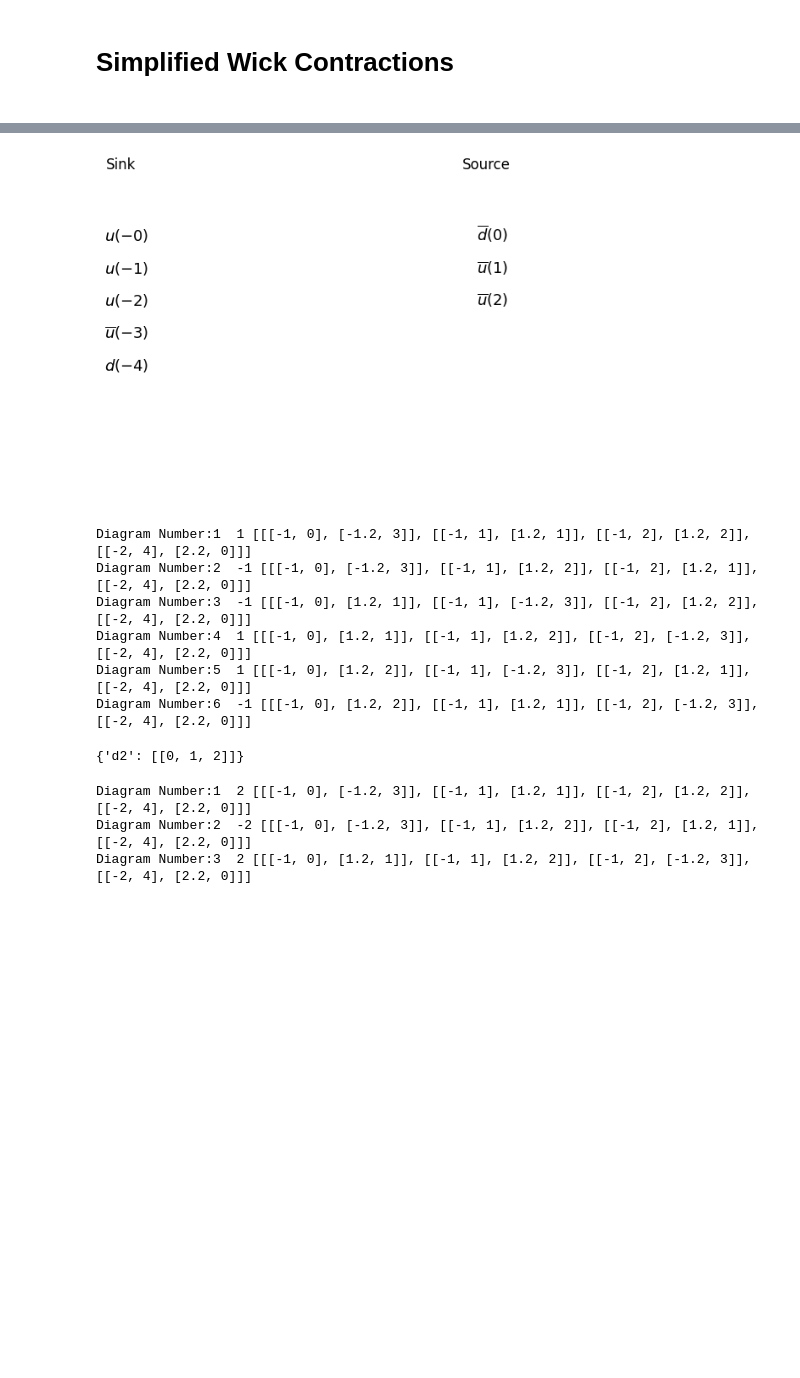
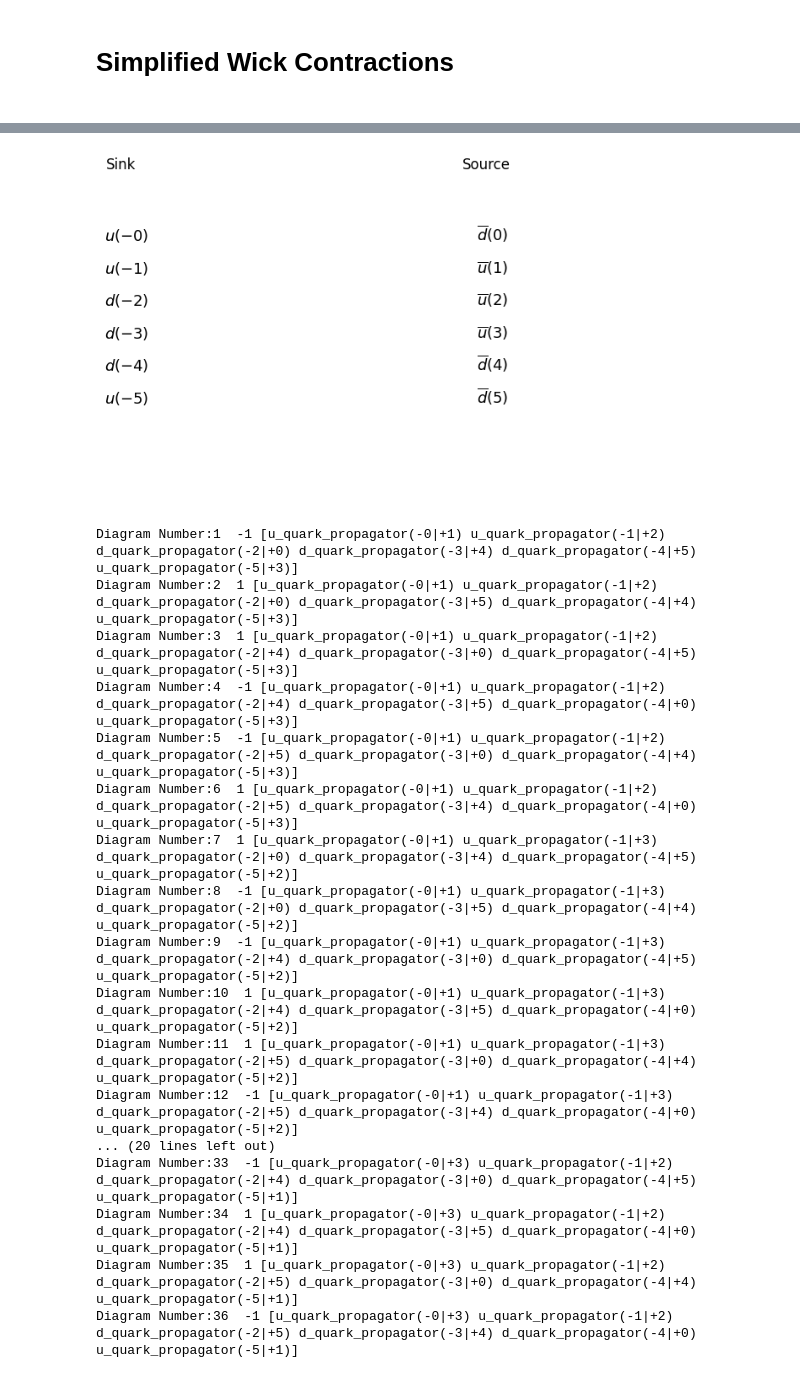
Before and after one commit to Herzallah15/Simplified-Wick-Contractions, a Jupyter notebook: Wick-Contractions.ipynb, the cells around one changed output, grey strips where cells are left out. Cells and saved outputs as stored; diff of their text form; code cells hidden in the pictures; blank space fills up the shorter version.

```diff
--- a/Wick-Contractions.ipynb
+++ b/Wick-Contractions.ipynb
@@ -687,39 +692,27 @@ def pair_simplifying(particle_type, simplification_pair, relative_sign, result_t
-# %%
-senken0 = [Deltapp, Pim]
-quelle0 = [NucleonpB]
-resultx = Correlator_J_S(senken0, quelle0)
-for i, x in enumerate(resultx):
-    print(f"Diagram Number:{i + 1} ", x[0], x[1])
-# %% [output]
-[figure, removed]
-Diagram Number:1  1 [[[-1, 0], [-1.2, 3]], [[-1, 1], [1.2, 1]], [[-1, 2], [1.2, 2]], [[-2, 4], [2.2, 0]]]
-Diagram Number:2  -1 [[[-1, 0], [-1.2, 3]], [[-1, 1], [1.2, 2]], [[-1, 2], [1.2, 1]], [[-2, 4], [2.2, 0]]]
-Diagram Number:3  -1 [[[-1, 0], [1.2, 1]], [[-1, 1], [-1.2, 3]], [[-1, 2], [1.2, 2]], [[-2, 4], [2.2, 0]]]
-Diagram Number:4  1 [[[-1, 0], [1.2, 1]], [[-1, 1], [1.2, 2]], [[-1, 2], [-1.2, 3]], [[-2, 4], [2.2, 0]]]
-Diagram Number:5  1 [[[-1, 0], [1.2, 2]], [[-1, 1], [-1.2, 3]], [[-1, 2], [1.2, 1]], [[-2, 4], [2.2, 0]]]
-Diagram Number:6  -1 [[[-1, 0], [1.2, 2]], [[-1, 1], [1.2, 1]], [[-1, 2], [-1.2, 3]], [[-2, 4], [2.2, 0]]]
-# %%
-senken0 = [Deltapp, Pim]
-quelle0 = [NucleonpB]
-
-l_l_1 = len(senken0)
-l_l_2 = len(quelle0)
-particles_at_the_sink = [[senken0[io1][0], io1] for io1 in range(l_l_1)]
-particles_at_the_source = [[quelle0[io1][0], io1] for io1 in range(l_l_2)]
-senken = [senken0[io1][1] for io1 in range(l_l_1)]
-quelle = [quelle0[io1][1] for io1 in range(l_l_2)]
-simplifying0(particles_at_the_sink)
-# %% [output]
-{'d2': [[0, 1, 2]]}
-# %%
-particle_type = 'd2'
-simplification_pair = [0, 1]
-relative_sign = -1
-result_to_simplify = resultx
-new_result = pair_simplifying(particle_type, simplification_pair, relative_sign, result_to_simplify)
-for i, x in enumerate(new_result):
-    print(f"Diagram Number:{i + 1} ", x[0], x[1])
-# %% [output]
-Diagram Number:1  2 [[[-1, 0], [-1.2, 3]], [[-1, 1], [1.2, 1]], [[-1, 2], [1.2, 2]], [[-2, 4], [2.2, 0]]]
-Diagram Number:2  -2 [[[-1, 0], [-1.2, 3]], [[-1, 1], [1.2, 2]], [[-1, 2], [1.2, 1]], [[-2, 4], [2.2, 0]]]
-Diagram Number:3  2 [[[-1, 0], [1.2, 1]], [[-1, 1], [1.2, 2]], [[-1, 2], [-1.2, 3]], [[-2, 4], [2.2, 0]]]
+# %%
+senken0 = [nucleonp, nucleon0]
+quelle0 = [nucleonpB, nucleon0B]
+resultx = Correlator_J(senken0, quelle0)
+#for x in resultx:
+#    print(x)
+for i, x in enumerate(resultx):
+    print(f"Diagram Number:{i + 1} ", x[0], x[1])
+# %% [output]
+[figure, added]
+Diagram Number:1  -1 [u_quark_propagator(-0|+1) u_quark_propagator(-1|+2) d_quark_propagator(-2|+0) d_quark_propagator(-3|+4) d_quark_propagator(-4|+5) u_quark_propagator(-5|+3)]
+Diagram Number:2  1 [u_quark_propagator(-0|+1) u_quark_propagator(-1|+2) d_quark_propagator(-2|+0) d_quark_propagator(-3|+5) d_quark_propagator(-4|+4) u_quark_propagator(-5|+3)]
+Diagram Number:3  1 [u_quark_propagator(-0|+1) u_quark_propagator(-1|+2) d_quark_propagator(-2|+4) d_quark_propagator(-3|+0) d_quark_propagator(-4|+5) u_quark_propagator(-5|+3)]
+Diagram Number:4  -1 [u_quark_propagator(-0|+1) u_quark_propagator(-1|+2) d_quark_propagator(-2|+4) d_quark_propagator(-3|+5) d_quark_propagator(-4|+0) u_quark_propagator(-5|+3)]
+Diagram Number:5  -1 [u_quark_propagator(-0|+1) u_quark_propagator(-1|+2) d_quark_propagator(-2|+5) d_quark_propagator(-3|+0) d_quark_propagator(-4|+4) u_quark_propagator(-5|+3)]
+Diagram Number:6  1 [u_quark_propagator(-0|+1) u_quark_propagator(-1|+2) d_quark_propagator(-2|+5) d_quark_propagator(-3|+4) d_quark_propagator(-4|+0) u_quark_propagator(-5|+3)]
+Diagram Number:7  1 [u_quark_propagator(-0|+1) u_quark_propagator(-1|+3) d_quark_propagator(-2|+0) d_quark_propagator(-3|+4) d_quark_propagator(-4|+5) u_quark_propagator(-5|+2)]
+Diagram Number:8  -1 [u_quark_propagator(-0|+1) u_quark_propagator(-1|+3) d_quark_propagator(-2|+0) d_quark_propagator(-3|+5) d_quark_propagator(-4|+4) u_quark_propagator(-5|+2)]
+Diagram Number:9  -1 [u_quark_propagator(-0|+1) u_quark_propagator(-1|+3) d_quark_propagator(-2|+4) d_quark_propagator(-3|+0) d_quark_propagator(-4|+5) u_quark_propagator(-5|+2)]
+Diagram Number:10  1 [u_quark_propagator(-0|+1) u_quark_propagator(-1|+3) d_quark_propagator(-2|+4) d_quark_propagator(-3|+5) d_quark_propagator(-4|+0) u_quark_propagator(-5|+2)]
+Diagram Number:11  1 [u_quark_propagator(-0|+1) u_quark_propagator(-1|+3) d_quark_propagator(-2|+5) d_quark_propagator(-3|+0) d_quark_propagator(-4|+4) u_quark_propagator(-5|+2)]
+Diagram Number:12  -1 [u_quark_propagator(-0|+1) u_quark_propagator(-1|+3) d_quark_propagator(-2|+5) d_quark_propagator(-3|+4) d_quark_propagator(-4|+0) u_quark_propagator(-5|+2)]
+... (20 lines left out)
+Diagram Number:33  -1 [u_quark_propagator(-0|+3) u_quark_propagator(-1|+2) d_quark_propagator(-2|+4) d_quark_propagator(-3|+0) d_quark_propagator(-4|+5) u_quark_propagator(-5|+1)]
+Diagram Number:34  1 [u_quark_propagator(-0|+3) u_quark_propagator(-1|+2) d_quark_propagator(-2|+4) d_quark_propagator(-3|+5) d_quark_propagator(-4|+0) u_quark_propagator(-5|+1)]
+Diagram Number:35  1 [u_quark_propagator(-0|+3) u_quark_propagator(-1|+2) d_quark_propagator(-2|+5) d_quark_propagator(-3|+0) d_quark_propagator(-4|+4) u_quark_propagator(-5|+1)]
+Diagram Number:36  -1 [u_quark_propagator(-0|+3) u_quark_propagator(-1|+2) d_quark_propagator(-2|+5) d_quark_propagator(-3|+4) d_quark_propagator(-4|+0) u_quark_propagator(-5|+1)]
```
Also changed, not shown: parts of 7 cells of this notebook.
